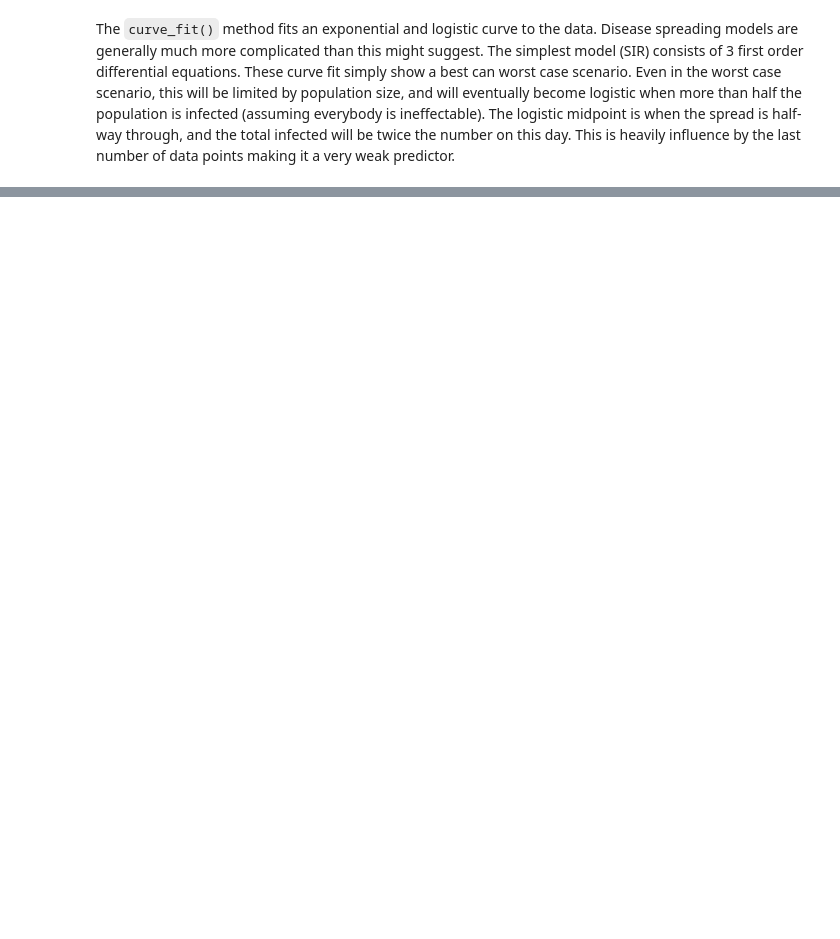
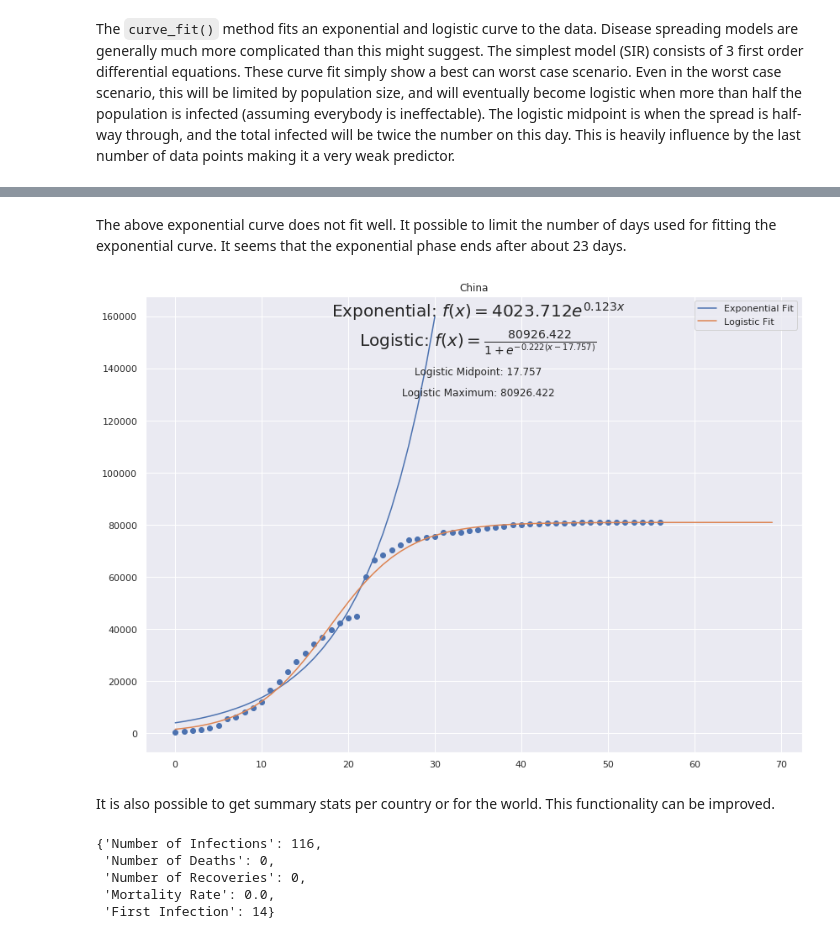
Before and after one commit to mariusroets/notebooks, a Jupyter notebook: corona.ipynb, the cells around one changed output, grey strips where cells are left out. Cells and saved outputs as stored; diff of their text form; code cells hidden in the pictures; blank space fills up the shorter version.

```diff
--- a/corona.ipynb
+++ b/corona.ipynb
@@ -81,0 +76,16 @@ data
+# %% [markdown]
+The above exponential curve does not fit well. It possible to limit the number of days used for fitting the exponential curve. It seems that the exponential phase ends after about 23 days.
+# %%
+corona.curve_fit('China', 70, expo_day_limit=23)
+# %% [output]
+[figure, added]
+# %% [markdown]
+It is also possible to get summary stats per country or for the world. This functionality can be improved.
+# %%
+corona.country_stats('South Africa')
+# %% [output]
+{'Number of Infections': 116,
+ 'Number of Deaths': 0,
+ 'Number of Recoveries': 0,
+ 'Mortality Rate': 0.0,
+ 'First Infection': 14}
```
Also changed, not shown: parts of 9 cells of this notebook.
